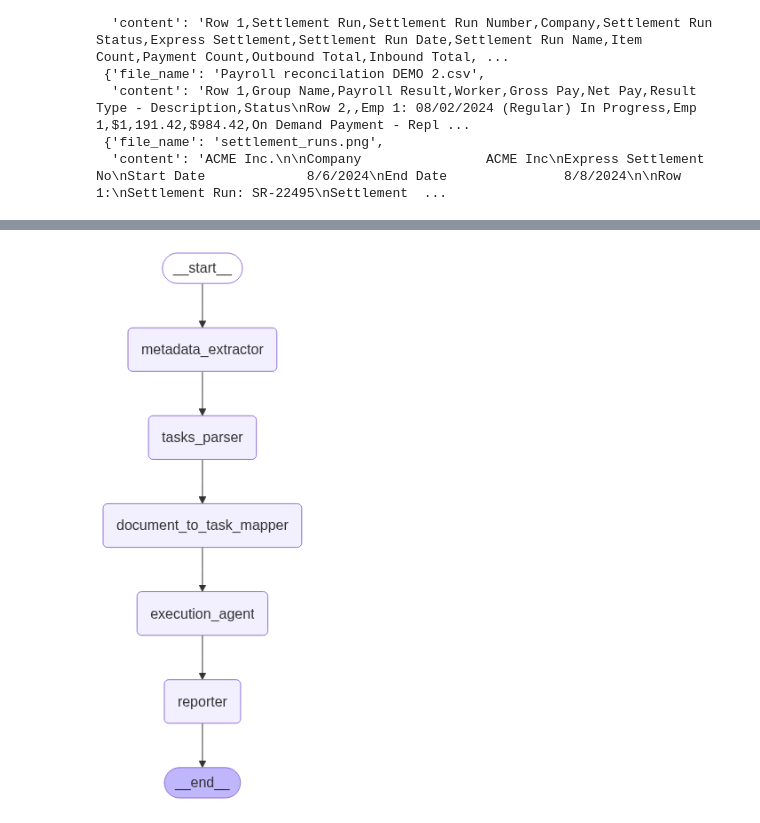
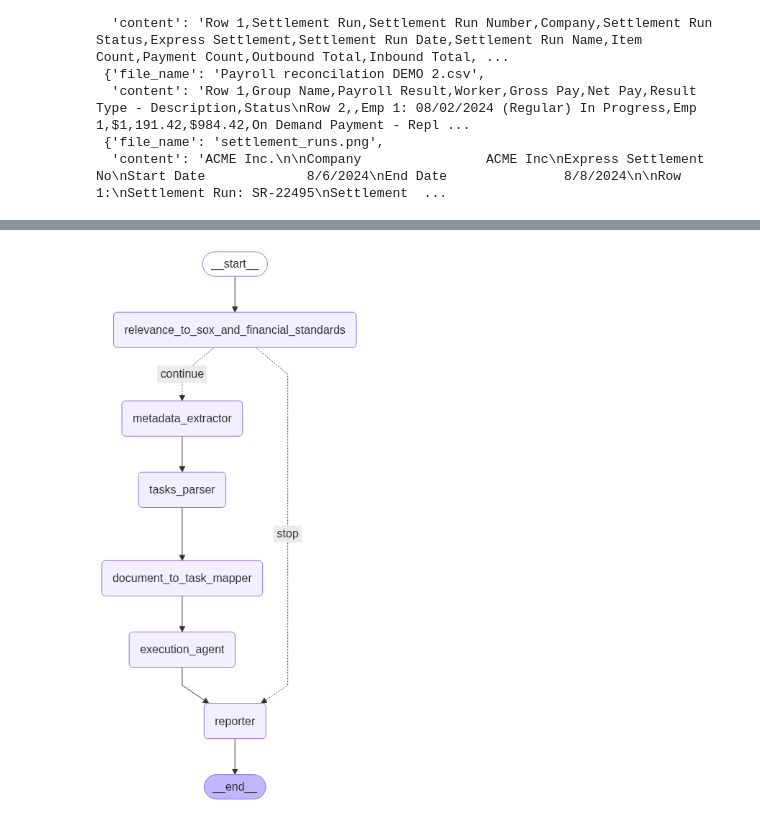
Before and after one commit to OmarHory/andera-payroll_audit, a Jupyter notebook: agents.ipynb, the cells around one changed output, grey strips where cells are left out. Saved outputs shown, nothing was run; the diff lists cells and outputs as text; code cells hidden in the pictures.

Commit message:
feat: add SOX compliance check and refactor graph execution response structure

```diff
--- a/agents.ipynb
+++ b/agents.ipynb
@@ -61,6 +61,21 @@ files
 # model = ChatOpenAI(model="gpt-4.1-mini", ) #o4-mini #reasoning_effort="high"
 model = ChatOpenAI(model="o4-mini", reasoning_effort="high")
 # model = ChatOpenAI(model="gpt-4.1")
+
+def relevance_to_SOX_and_financial_standards(state: State):
+    print("--------------------------------")
+    print("Relevance to SOX and financial standards")
+
+    messages = [
+        SystemMessage(content=RELEVANCE_TO_SOX_AND_FINANCIAL_STANDARDS_PROMPT),
+        HumanMessage(content=str(state.tasks_raw))
+    ]
+
+    response = model.with_structured_output(RelevanceToSoxAndFinancialStandards).invoke(messages)
+    state.relevance_to_sox_and_financial_standards = response
+    print(response)
+    return state
+
 
 def metadata_extractor(state: State):
     print("--------------------------------")
@@ -164,6 +179,13 @@ def reporter(state: State):
     print("Reporting results")
     print(state.execution_task_output)
 
+    if not state.relevance_to_sox_and_financial_standards.is_relevant:
+        state.reporter = "The given tasks are not relevant to SOX and financial standards, because of " + state.relevance_to_sox_and_financial_standards.reason
+        print("**************************************************")
+        print(state.reporter)
+        print("**************************************************")
+        return state
+
     messages = [
         SystemMessage(content=REPORTER_PROMPT),
         HumanMessage(content=str(state.execution_task_output))
@@ -176,6 +198,12 @@ def reporter(state: State):
 
 
     return state
+def is_relevant(state: State):
+
+    if state.relevance_to_sox_and_financial_standards.is_relevant:
+        return "continue"
+    else:
+        return "stop"
 
 def should_continue(state: State):
     state.is_in_reflection = True
@@ -184,11 +212,11 @@ def should_continue(state: State):
         return 'continue'
     else:
         return 'stop'
-    return state
 # %%
 
 
 builder = StateGraph(State)
+builder.add_node("relevance_to_sox_and_financial_standards", relevance_to_SOX_and_financial_standards)
 builder.add_node("metadata_extractor", metadata_extractor)
 builder.add_node("tasks_parser", tasks_parser)
 builder.add_node("document_to_task_mapper", document_to_task_mapper)
@@ -196,7 +224,8 @@ builder.add_node("execution_agent", execution_agent)
 # builder.add_node("reflector", reflector)
 builder.add_node("reporter", reporter)
 
-builder.add_edge(START, "metadata_extractor")
+builder.add_edge(START, "relevance_to_sox_and_financial_standards")
+builder.add_conditional_edges("relevance_to_sox_and_financial_standards", is_relevant, {"stop": "reporter", "continue": "metadata_extractor"})
 builder.add_edge("metadata_extractor", "tasks_parser")
 builder.add_edge("tasks_parser", "document_to_task_mapper")
 builder.add_edge("document_to_task_mapper", "execution_agent")
@@ -226,4 +255,4 @@ graph
-[figure, old version]
+[figure, new version]
 # %%
 tasks = """TASKS:
 
```
Also changed, not shown: parts of 3 cells of this notebook, 5 other files.
